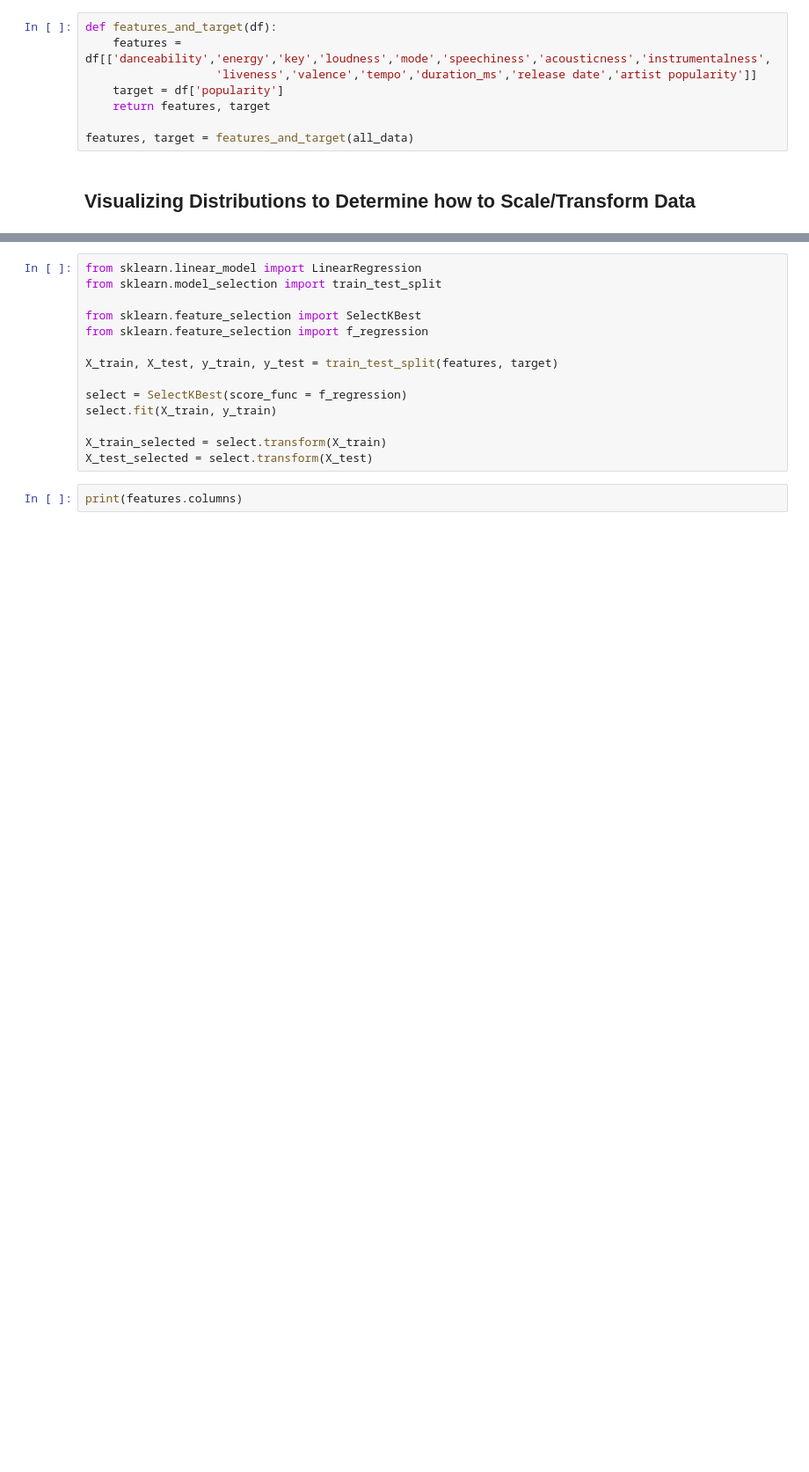
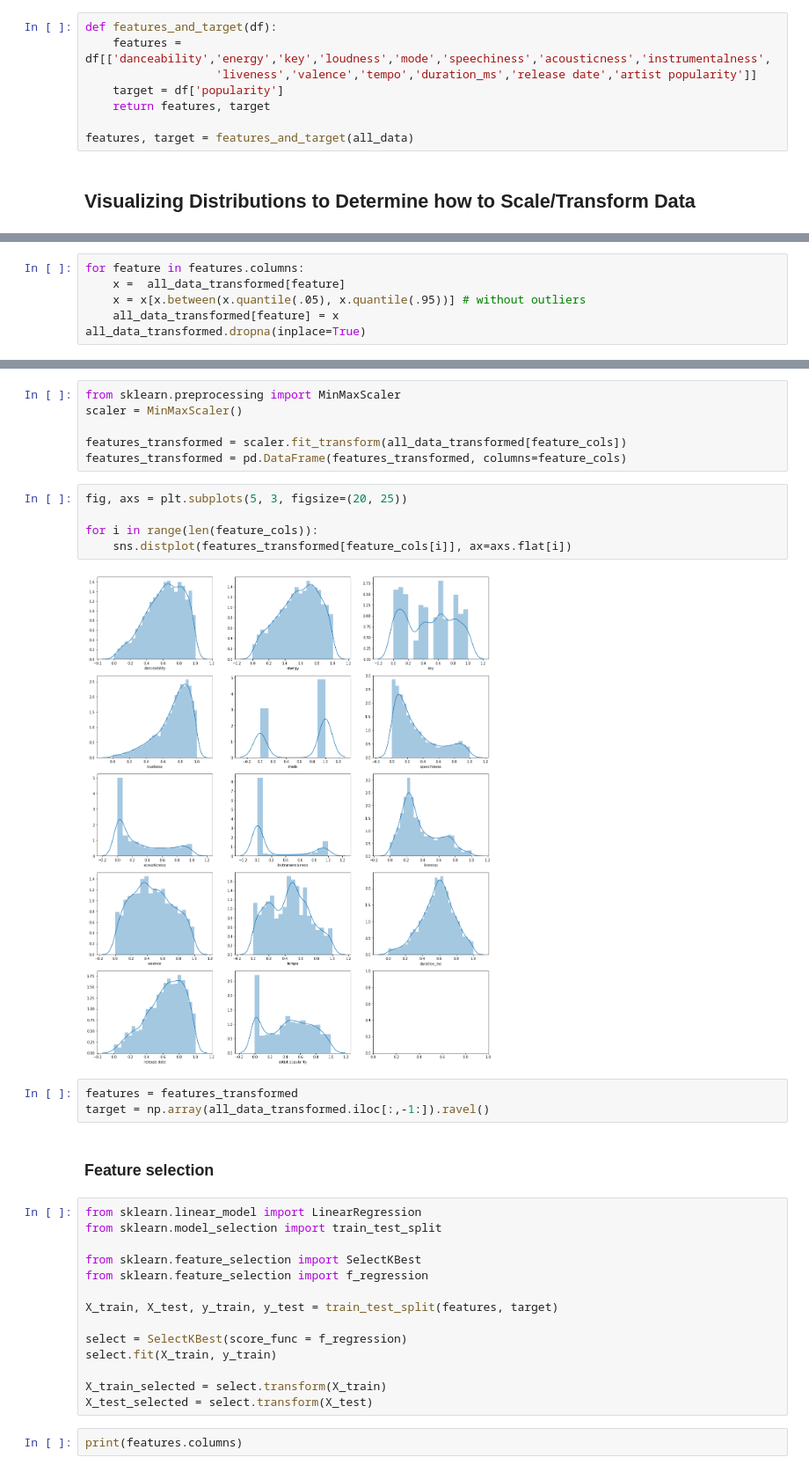
Before and after one commit to sam-zlota/DS3000-Final-Project, a Jupyter notebook: DS3000_FP4_Section02_Group7.ipynb, the cells around one changed output, grey strips where cells are left out. Shown at 88% size. Drawn from its saved outputs; the diff is of its cells as text; blank space fills up the shorter version.

```diff
--- a/DS3000_FP4_Section02_Group7.ipynb
+++ b/DS3000_FP4_Section02_Group7.ipynb
@@ -268,0 +291,6 @@ Feature selection
+# %%
+for feature in features.columns:
+    x =  all_data_transformed[feature]
+    x = x[x.between(x.quantile(.05), x.quantile(.95))] # without outliers
+    all_data_transformed[feature] = x
+all_data_transformed.dropna(inplace=True)
@@ -269,3 +299,21 @@ Feature selection
+# %%
+from sklearn.preprocessing import MinMaxScaler
+scaler = MinMaxScaler()
+
+features_transformed = scaler.fit_transform(all_data_transformed[feature_cols])
+features_transformed = pd.DataFrame(features_transformed, columns=feature_cols)
+# %%
+fig, axs = plt.subplots(5, 3, figsize=(20, 25))
+
+for i in range(len(feature_cols)):
+    sns.distplot(features_transformed[feature_cols[i]], ax=axs.flat[i])
+# %% [output]
+[figure, added]
+# %%
+features = features_transformed
+target = np.array(all_data_transformed.iloc[:,-1:]).ravel()
+# %% [markdown]
+### Feature selection
 # %%
 from sklearn.linear_model import LinearRegression
 from sklearn.model_selection import train_test_split
```
Also changed, not shown: parts of 24 cells of this notebook, 1 other file.
